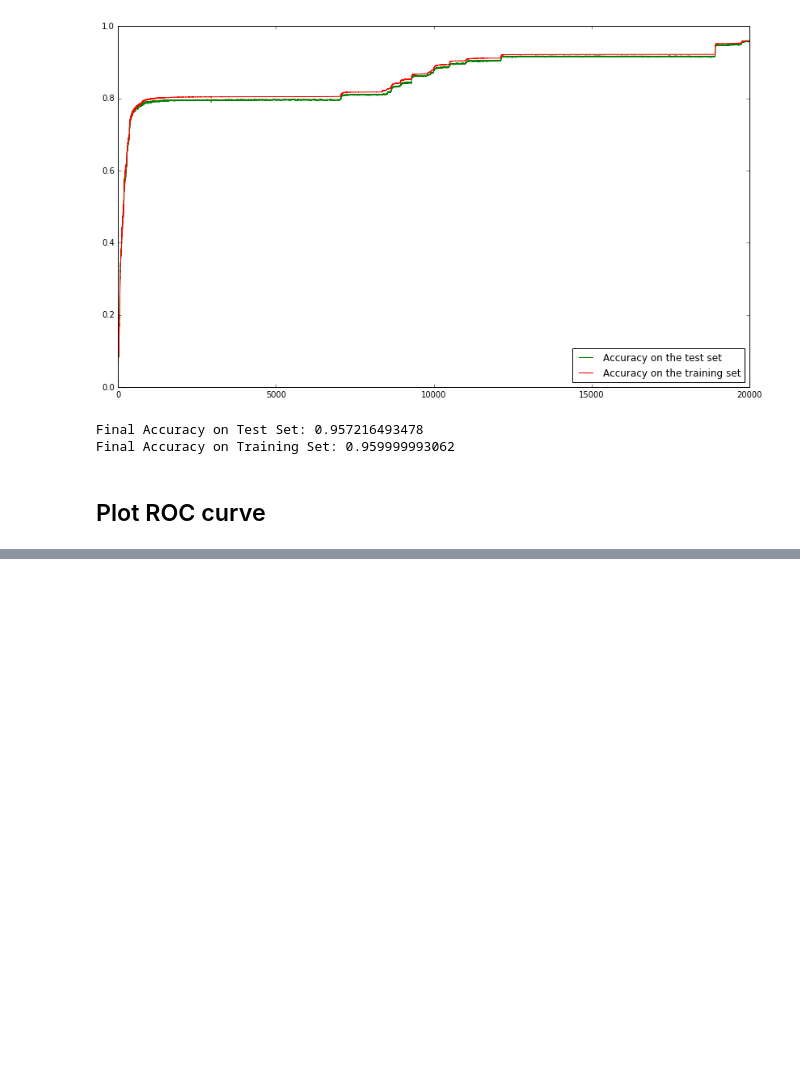
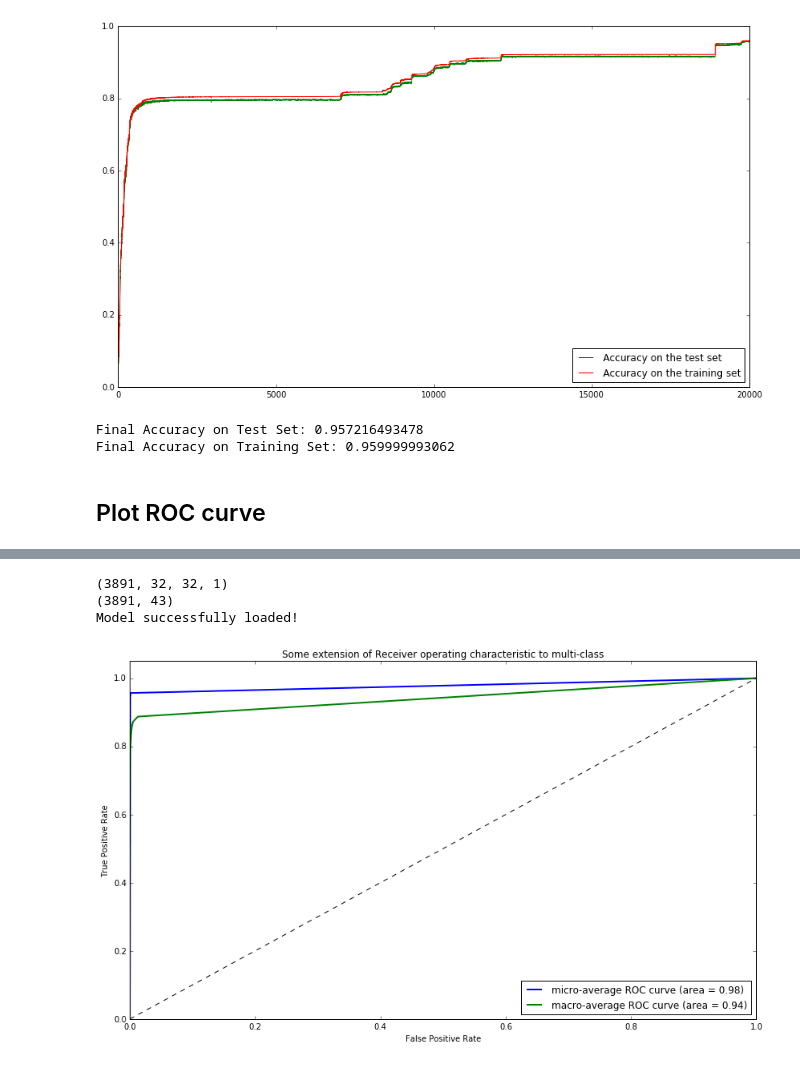
Before and after one commit to romeasy/GermanRoadsignDetection, a Jupyter notebook: postprocessing.ipynb, the cells around one changed output, grey strips where cells are left out. Saved outputs shown, nothing was run; the diff lists cells and outputs as text; code cells hidden in the pictures; blank space fills up the shorter version.

Commit message:
Added functionality for evaluating the model on unknown images.
Furthermore, a ROC curve is plotted in an one-vs-all strategy.

```diff
--- a/postprocessing.ipynb
+++ b/postprocessing.ipynb
@@ -53,0 +33,72 @@ ValueError: No variables to save
+# %%
+import cnn
+
+# load test set
+with open('test_data_gray_norm_aug.pkl', 'rb') as test_handle:
+    test_set, test_labels = pickle.load(test_handle)
+
+path_to_model = 'training/' + date_string + '/model.ckpt'
+model = cnn.cNN()
+print test_set.shape
+print test_labels.shape
+predictions = model.load_model_and_evaluate('training/2016_08_16_07_13_38/model.ckpt', test_set)
+# %% [output]
+(3891, 32, 32, 1)
+(3891, 43)
+Model successfully loaded!
+# %%
+from sklearn.metrics import roc_curve, auc
+from scipy import interp
+
+# Compute ROC curve and ROC area for each class
+fpr = dict()
+tpr = dict()
+roc_auc = dict()
+for c in range(model.n_classes):
+    fpr[c], tpr[c], _ = roc_curve(y_true=test_labels[:, c], y_score=predictions[:, c])
+    roc_auc[c] = auc(fpr[c], tpr[c])
+
+# Compute micro-average ROC curve and ROC area
+fpr["micro"], tpr["micro"], _ = roc_curve(test_labels.ravel(), predictions.ravel())
+roc_auc["micro"] = auc(fpr["micro"], tpr["micro"])
+
+all_fpr = np.unique(np.concatenate([fpr[i] for i in range(model.n_classes)]))
+
+# Then interpolate all ROC curves at this points
+mean_tpr = np.zeros_like(all_fpr)
+for i in range(model.n_classes):
+    mean_tpr += interp(all_fpr, fpr[i], tpr[i])
+
+# Finally average it and compute AUC
+mean_tpr /= model.n_classes
+
+fpr["macro"] = all_fpr
+tpr["macro"] = mean_tpr
+roc_auc["macro"] = auc(fpr["macro"], tpr["macro"])
+
+# Plot all ROC curves
+plt.figure(figsize=(14, 8))
+plt.plot(fpr["micro"], tpr["micro"],
+         label='micro-average ROC curve (area = {0:0.2f})'
+               ''.format(roc_auc["micro"]),
+         linewidth=2)
+
+plt.plot(fpr["macro"], tpr["macro"],
+         label='macro-average ROC curve (area = {0:0.2f})'
+               ''.format(roc_auc["macro"]),
+         linewidth=2)
+
+#for i in range(model.n_classes):
+#    plt.plot(fpr[i], tpr[i], label='ROC curve of class {0} (area = {1:0.2f})'
+#                                   ''.format(i, roc_auc[i]))
+
+plt.plot([0, 1], [0, 1], 'k--')
+plt.xlim([0.0, 1.0])
+plt.ylim([0.0, 1.05])
+plt.xlabel('False Positive Rate')
+plt.ylabel('True Positive Rate')
+plt.title('Some extension of Receiver operating characteristic to multi-class')
+plt.legend(loc="lower right")
+plt.show()
+# %% [output]
+[figure, added]
```
Also changed, not shown: parts of 1 cell of this notebook, 1 other file.
